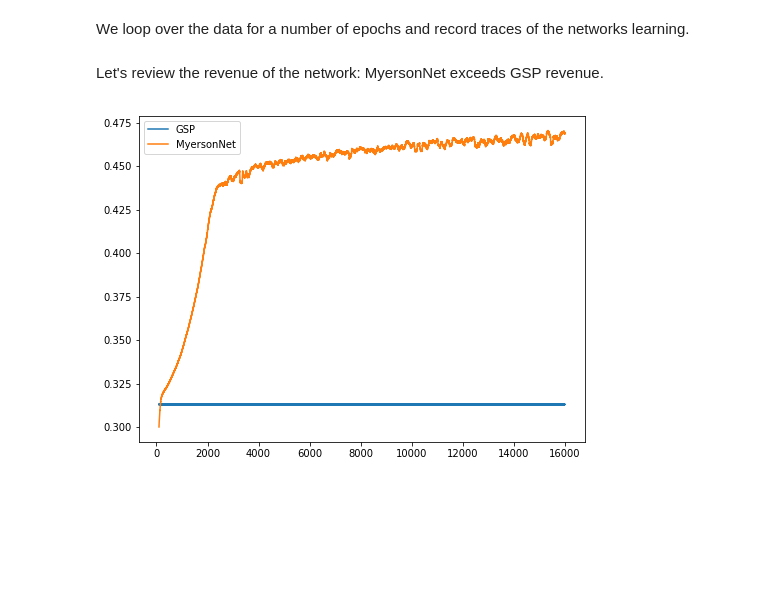
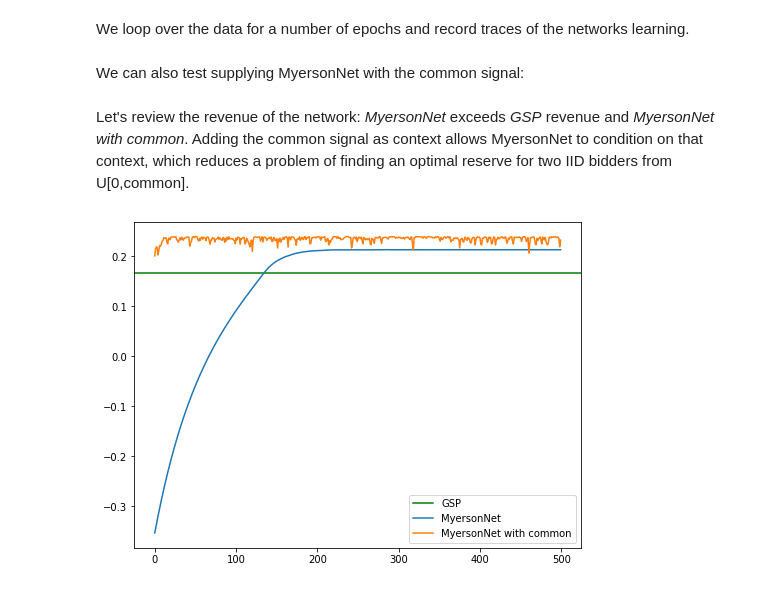
Before and after one commit to OdetteRoest/learning-auctions, a Jupyter notebook: learning-virtual-values.ipynb, the cells around one changed output. Saved outputs shown, nothing was run; the diff lists cells and outputs as text; code cells hidden in the pictures; blank space fills up the shorter version.

Commit message:
updated to use dmch

```diff
--- a/learning-virtual-values.ipynb
+++ b/learning-virtual-values.ipynb
@@ -283,10 +100,18 @@ values_and_signals_loader=data_utils.DataLoader(
 Before training the networks, let's establish a GSP baseline.
 # %%
 gsp = create_gsp_mechanism()
-gsp_report = evaluate(gsp, values_and_signals_loader, epochs=epochs)
+gsp_report = pd.DataFrame(
+    dmch.evaluate(
+        gsp,
+        inputs_loader,
+        bidders,
+        epochs=epochs,
+        device=device,
+        misreport_lr=1e-1,
+        misreport_epochs=100))
 # %% [markdown]
 We now create a simple MyersonNet instance.
 # %%
-myerson_net = create_myerson_net(bidders,1).to(device)
+myerson_net = create_myerson_net().to(device)
 # %% [markdown]
 We loop over the data for a number of epochs and record traces of the networks learning.
@@ -295,9 +118,36 @@ myerson_net_report = train(myerson_net, values_and_signals_loader, epochs=epochs
-# %% [markdown]
-Let's review the revenue of the network: MyersonNet exceeds GSP revenue.
+# %%
+myerson_net_report = pd.DataFrame(dmch.train(
+    myerson_net, # the mechanism
+    inputs_loader, # the bid inputs
+    bidders, # the number of bidders
+    epochs=epochs, # the total number of loops over the data
+    device=device, # the device
+    rho=1e2, # the rho parameter for the augmented Lagrangian method
+    mechanism_lr=1e-3, # the learning rate for the mechanism networks
+    consider_dsic=False,
+    consider_ir=False))
+# %% [markdown]
+We can also test supplying MyersonNet with the common signal:
+# %%
+myerson_net_with_common = create_myerson_net(context_features=1).to(device)
+
+myerson_net_with_common_report = pd.DataFrame(dmch.train(
+    myerson_net_with_common, # the mechanism
+    inputs_with_common_loader, # the bid inputs
+    bidders, # the number of bidders
+    epochs=epochs, # the total number of loops over the data
+    device=device, # the device
+    rho=1e2, # the rho parameter for the augmented Lagrangian method
+    mechanism_lr=1e-3, # the learning rate for the mechanism networks
+    consider_dsic=False,
+    consider_ir=False))
+# %% [markdown]
+Let's review the revenue of the network: _MyersonNet_ exceeds _GSP_ revenue and _MyersonNet with common_.  Adding the common signal as context allows MyersonNet to condition on that context, which reduces a problem of finding an optimal reserve for two IID bidders from U[0,common].
 # %%
 fig, ax = plt.subplots(figsize=(8,6));
-ax.plot(gsp_report[['revenue']].rolling(100).mean(), label='GSP');
-ax.plot(myerson_net_report[['revenue']].rolling(100).mean(), label='MyersonNet');
+ax.axhline(y=gsp_report.mean()[['revenue']].values, color='g', label='GSP');
+ax.plot(myerson_net_report.groupby('epoch')[['revenue']].mean(), label='MyersonNet');
+ax.plot(myerson_net_with_common_report.groupby('epoch')[['revenue']].mean(), label='MyersonNet with common');
 ax.legend();
 # %% [output]
-[figure, old version]
+[figure, new version]
```
Also changed, not shown: parts of 25 cells of this notebook, 3 other files.
